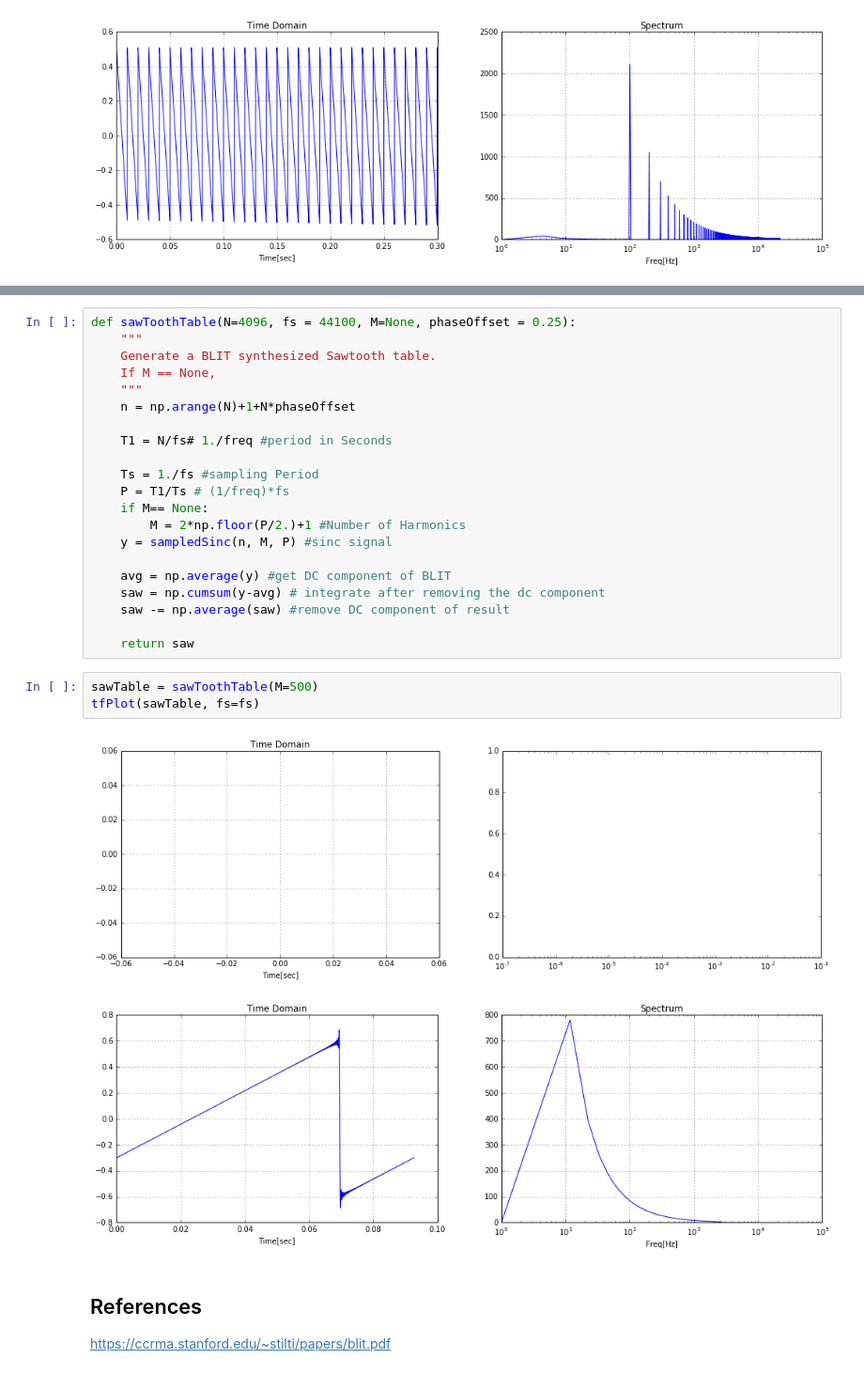
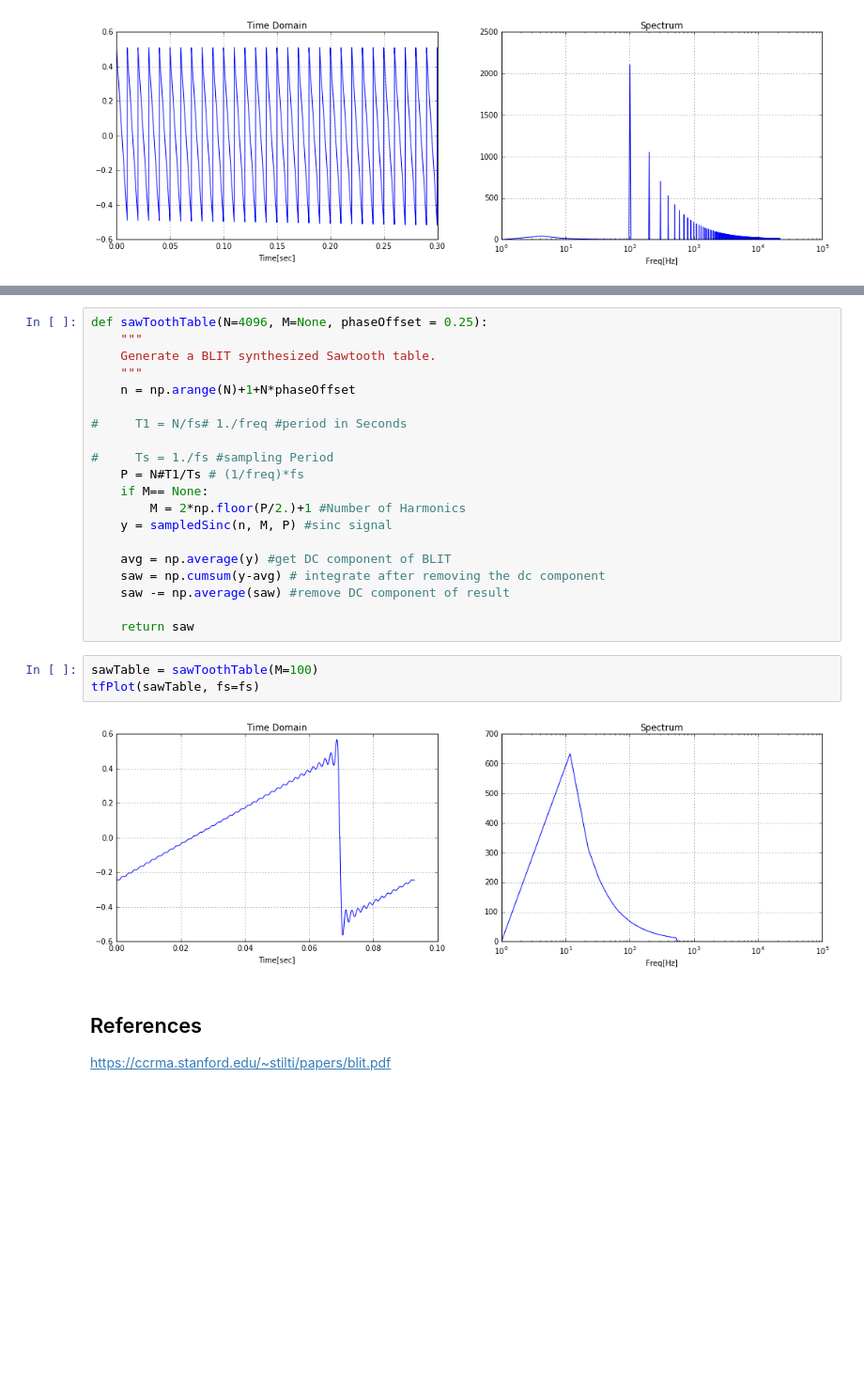
Before and after one commit to znibbles/01-advanced-synthesis-techniques, a Jupyter notebook: 01-BLIT.ipynb, the cells around one changed output, grey strips where cells are left out. Shown at 94% size. Drawn from its saved outputs; the diff is of its cells as text; blank space fills up the shorter version.

```diff
--- a/01-BLIT.ipynb
+++ b/01-BLIT.ipynb
@@ -118,17 +118,16 @@ Audio(data=saw, rate=fs)
 # %% [output]
 [interactive output not drawn]
 # %%
-def sawToothTable(N=4096, fs = 44100, M=None, phaseOffset = 0.25):
+def sawToothTable(N=4096, M=None, phaseOffset = 0.25):
     """
     Generate a BLIT synthesized Sawtooth table.
-    If M == None,
     """
     n = np.arange(N)+1+N*phaseOffset
 
-    T1 = N/fs# 1./freq #period in Seconds
+#     T1 = N/fs# 1./freq #period in Seconds
 
-    Ts = 1./fs #sampling Period
-    P = T1/Ts # (1/freq)*fs
+#     Ts = 1./fs #sampling Period
+    P = N#T1/Ts # (1/freq)*fs
     if M== None:
         M = 2*np.floor(P/2.)+1 #Number of Harmonics
     y = sampledSinc(n, M, P) #sinc signal
@@ -139,11 +138,10 @@ def sawToothTable(N=4096, fs = 44100, M=None, phaseOffset = 0.25):
 
     return saw
 # %%
-sawTable = sawToothTable(M=500)
+sawTable = sawToothTable(M=100)
 tfPlot(sawTable, fs=fs)
 # %% [output]
-[figure, old version]
+[figure, new version]
-[figure, removed]
 # %% [markdown]
 ## References
 https://ccrma.stanford.edu/~stilti/papers/blit.pdf
```
Also changed, not shown: parts of 1 cell of this notebook.
